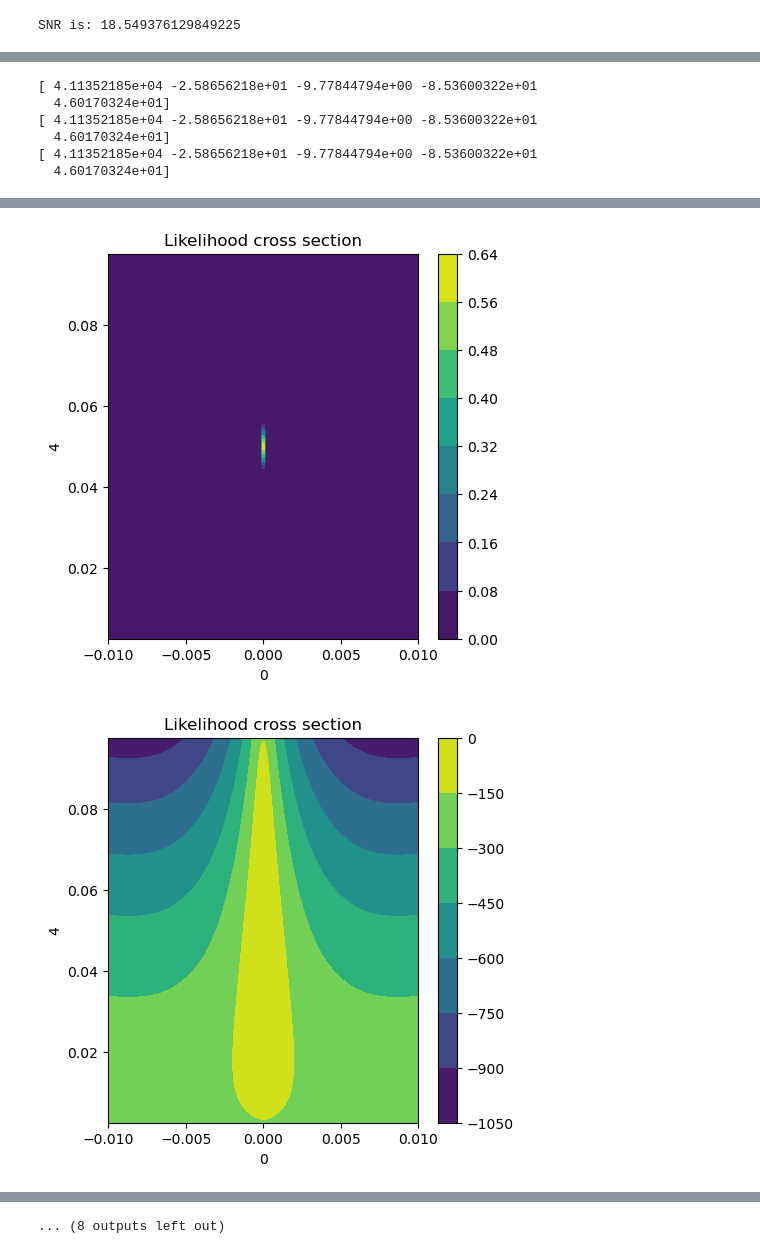
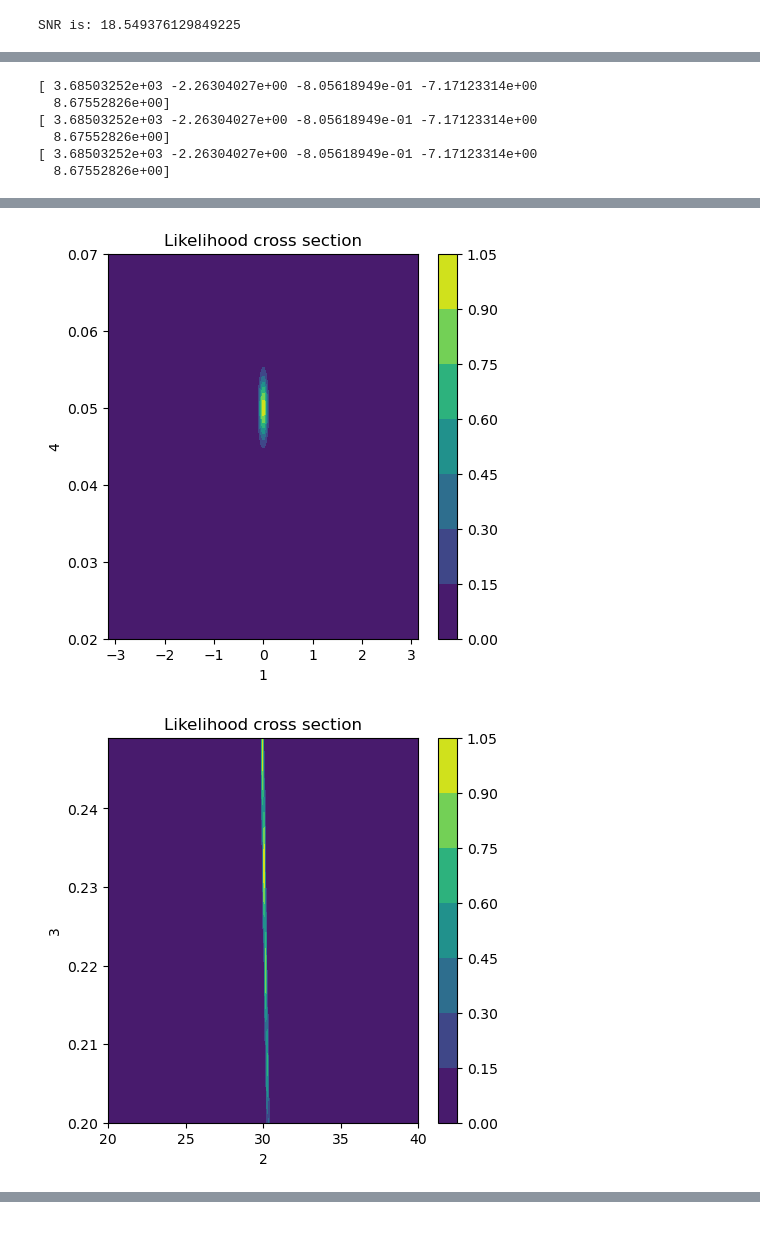
Before and after one commit to leviyevalex/sSVN_GW, a Jupyter notebook: notebooks/simple.ipynb, the cells around one changed output, grey strips where cells are left out. Saved outputs shown, nothing was run; the diff lists cells and outputs as text; code cells hidden in the pictures.

```diff
--- a/notebooks/simple.ipynb
+++ b/notebooks/simple.ipynb
@@ -27,7 +27,7 @@ priorDict[1] = jnp.array([-jnp.pi, jnp.pi])
 priorDict[2] = jnp.array([20., 40.])
 # priorDict[3] = jnp.array([0.1, 0.249])
 priorDict[3] = jnp.array([0.2, 0.249])
-priorDict[4] = injection[4] * jnp.array([0.05, 1.95])
+priorDict[4] = jnp.array([0.02, 0.07])
 
 model = taylorf2(injection, priorDict)
 # %% [output]
@@ -70,12 +70,12 @@ print(jax.jacrev(model.potential_single)(x))
 print(model.gradient_potential_single(x))
 print(jax.jacfwd(model.potential_single)(x))
 # %% [output]
-[ 4.11352185e+04 -2.58656218e+01 -9.77844794e+00 -8.53600322e+01
-  4.60170324e+01]
-[ 4.11352185e+04 -2.58656218e+01 -9.77844794e+00 -8.53600322e+01
-  4.60170324e+01]
-[ 4.11352185e+04 -2.58656218e+01 -9.77844794e+00 -8.53600322e+01
-  4.60170324e+01]
+[ 3.68503252e+03 -2.26304027e+00 -8.05618949e-01 -7.17123314e+00
+  8.67552826e+00]
+[ 3.68503252e+03 -2.26304027e+00 -8.05618949e-01 -7.17123314e+00
+  8.67552826e+00]
+[ 3.68503252e+03 -2.26304027e+00 -8.05618949e-01 -7.17123314e+00
+  8.67552826e+00]
 # %%
 def getCrossSection(index1, index2, func, ngrid, DoF=5):
     # a, b are the parameters for which we want the marginals:
@@ -107,7 +107,7 @@ neg_potential = lambda X: -1 * model.getMinusLogPosterior_ensemble(X)
 for i in range(5):
     for j in range(i+1, 5):
         # print('Getting cross section for %s' % pair)
-        # getCrossSection(i, j, posterior, 200)
-        getCrossSection(i, j, neg_potential, 200)
+        getCrossSection(i, j, posterior, 200)
+        # getCrossSection(i, j, neg_potential, 200)
 # %% [output]
 [figure]
@@ -119,2 +119,2 @@ for i in range(5):
-[figure, old version]
+[figure, new version]
-[figure, old version]
+[figure, new version]
@@ -125,4 +123,3 @@ for i in range(5):
-... (8 outputs left out)
 # %%
 nParticles = 100
 h = model.DoF / 10
```
Also changed, not shown: parts of 6 cells of this notebook, 2 other files.
